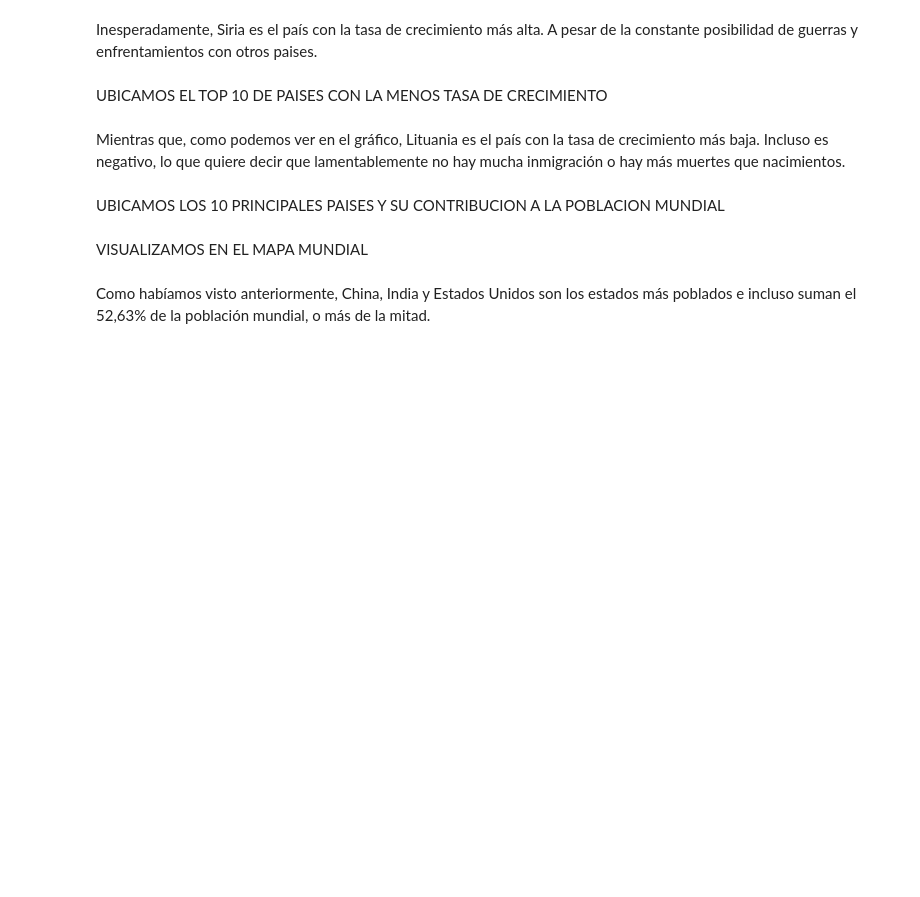
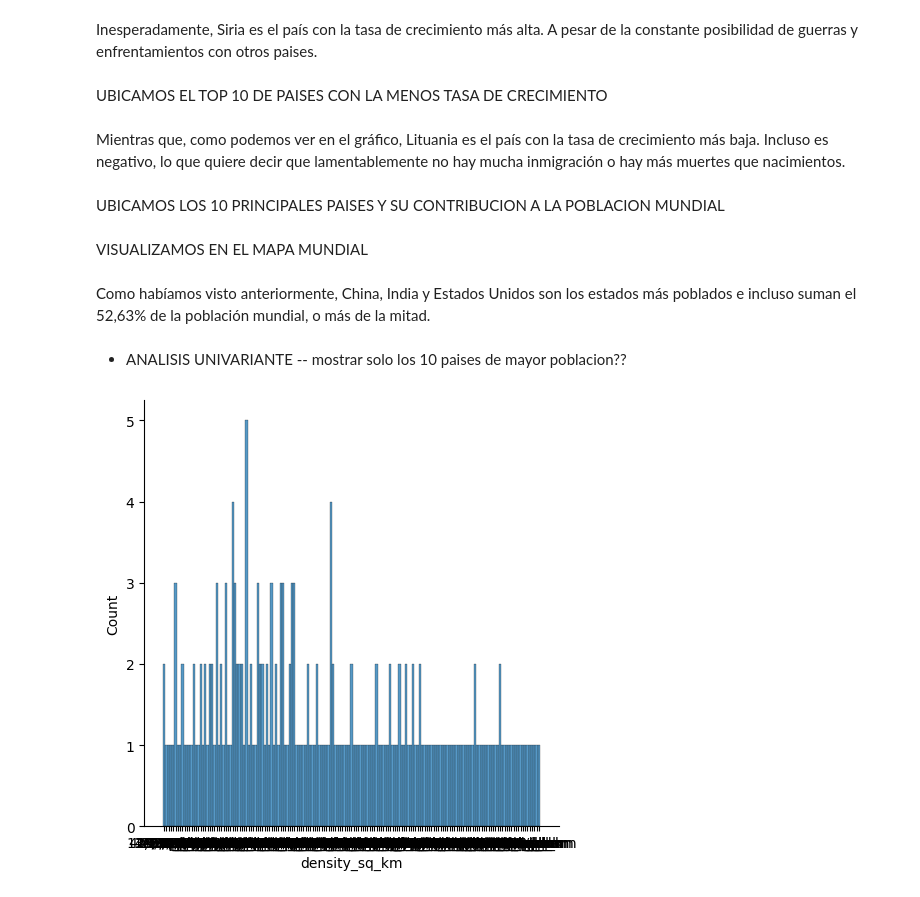
Before and after one commit to nyainamalala/Grupo5_Analisis, a Jupyter notebook: Notebooks/USAR/1.0.Mundo_poblacion_Ultimo.ipynb, the cells around one changed output. Cells and saved outputs as stored; diff of their text form; code cells hidden in the pictures; blank space fills up the shorter version.

```diff
--- a/Notebooks/USAR/1.0.Mundo_poblacion_Ultimo.ipynb
+++ b/Notebooks/USAR/1.0.Mundo_poblacion_Ultimo.ipynb
@@ -234,3 +195,11 @@ title_y=0.98
 )
 # %% [markdown]
 Como habíamos visto anteriormente, China, India y Estados Unidos son los estados más poblados e incluso suman el 52,63% de la población mundial, o más de la mitad.
+# %% [markdown]
+* ANALISIS UNIVARIANTE
+  -- mostrar solo los 10 paises de mayor poblacion??
+# %%
+sns.displot(data=df, x='density_sq_km')
+plt.show()
+# %% [output]
+[figure, added]
```
Also changed, not shown: parts of 5 cells of this notebook, 1 other file.
